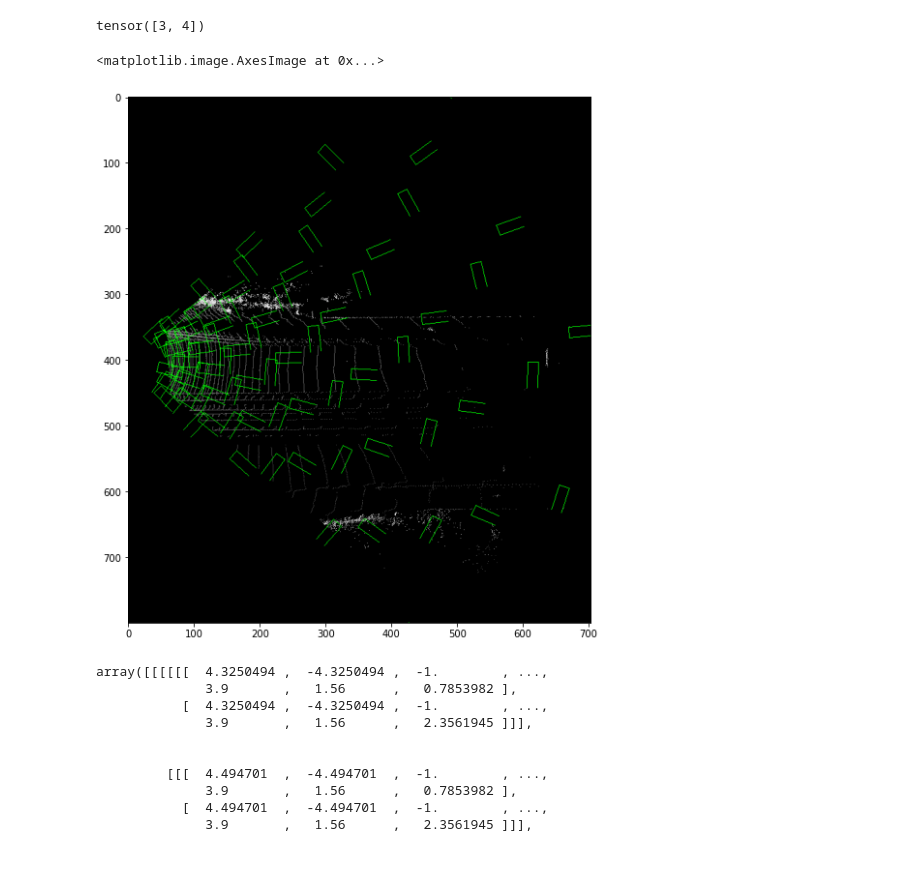
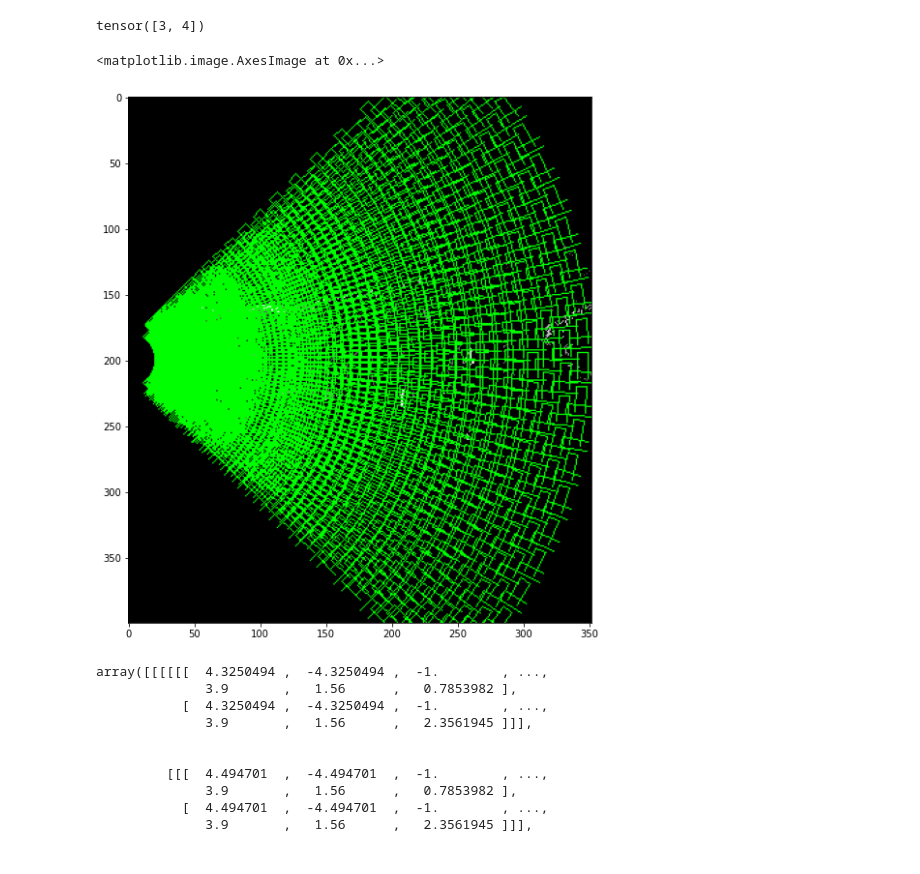
Before and after one commit to reveriel/OpenPCDet, a Jupyter notebook: tools/anchor.ipynb, the cells around one changed output. Cells and saved outputs as stored; diff of their text form; code cells hidden in the pictures.

```diff
--- a/tools/anchor.ipynb
+++ b/tools/anchor.ipynb
@@ -192,14 +195,14 @@ def create_anchors_3d_sphere_range(feature_size,
 # %%
 anc_old = create_anchors_3d_sphere_range([1,64,64],anchor_range=[6, 70.4, np.radians(-45), np.radians(45)])
 # %%
-bev_map = kitti_vis(dataset[0]['points'], anc_old.reshape(-1,7)[1::101,:])
+bev_map = kitti_vis(dataset[324]['points'], anc_old.reshape(-1,7)[1::3,:])
 
 import matplotlib.pyplot as plt
 plt.figure(figsize = (10,10))
 plt.imshow(bev_map)
 # %% [output]
 <matplotlib.image.AxesImage at 0x...>
-[figure, old version]
+[figure, new version]
 # %%
 anc_old
 # %% [output]
```
Also changed, not shown: parts of 10 cells of this notebook, 5 other files.
